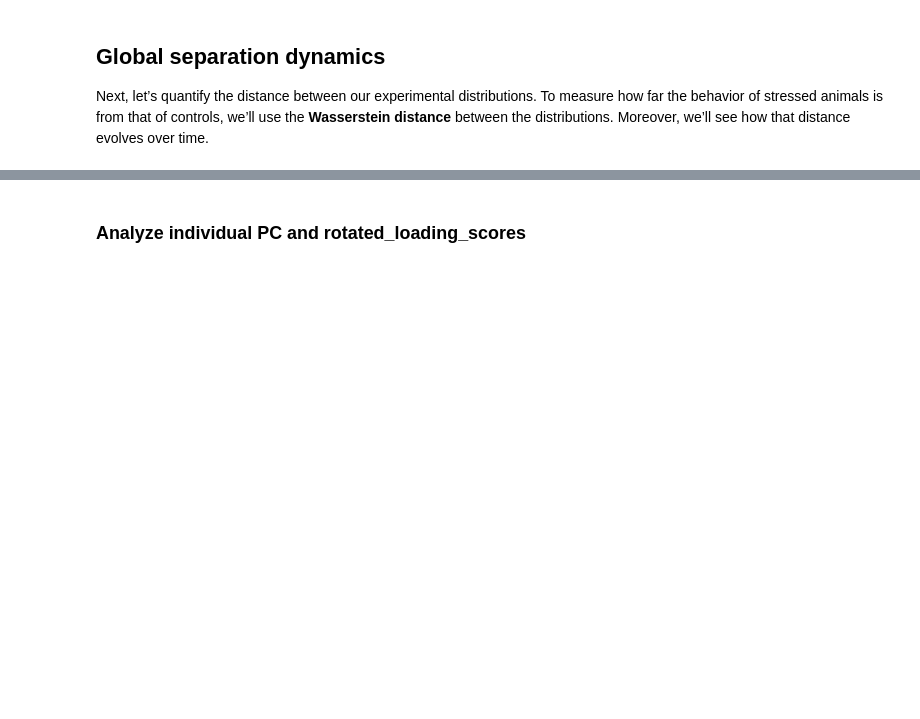
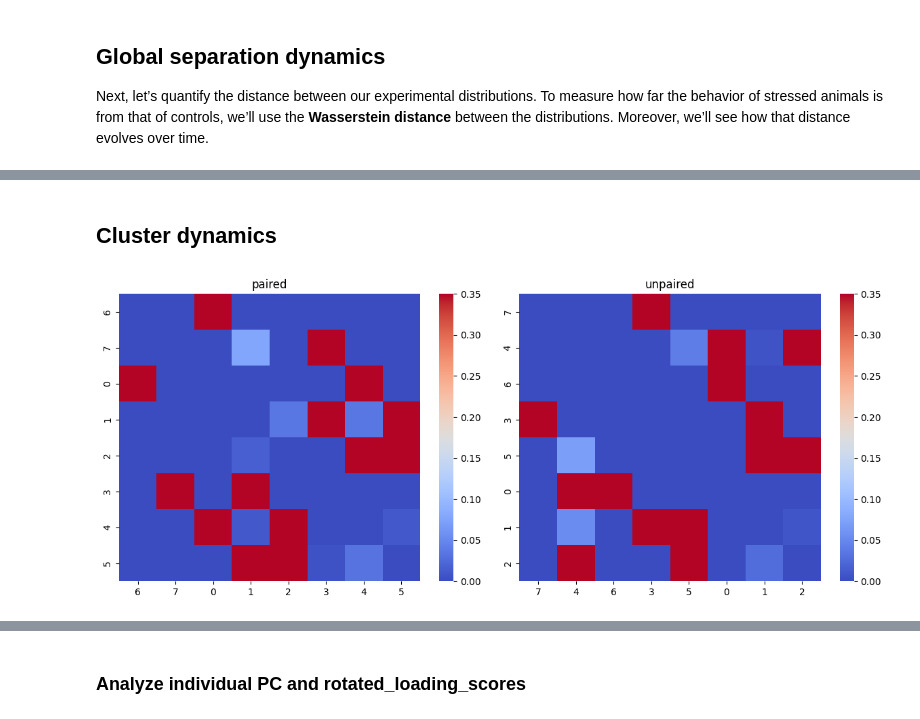
Before and after one commit to marccanela/deepof_abg, a Jupyter notebook: unsupervised_pipeline.ipynb, the cells around one changed output, grey strips where cells are left out. Cells and saved outputs as stored; diff of their text form; code cells hidden in the pictures; blank space fills up the shorter version.

```diff
--- a/unsupervised_pipeline.ipynb
+++ b/unsupervised_pipeline.ipynb
@@ -172,0 +195,24 @@ Found an optimal_bin at 180 seconds
+# %% [markdown]
+## Cluster dynamics
+# %%
+fig, axes = plt.subplots(1, 2, figsize=(12, 5))
+
+# Transition matrices and heatmaps
+deepof.visuals.plot_transitions(
+    my_deepof_project,
+    embeddings.filter_videos(my_deepof_project.get_exp_conditions.keys()),
+    soft_counts.filter_videos(my_deepof_project.get_exp_conditions.keys()),
+    breaks.filter_videos(my_deepof_project.get_exp_conditions.keys()),
+   # cluster=False,
+    visualization="heatmaps",
+    silence_diagonal=True,
+    bin_size=60,
+    bin_index=3,
+    exp_condition="protocol",
+    axes=axes,
+)
+
+plt.tight_layout()
+plt.show()
+# %% [output]
+[figure, added]
```
Also changed, not shown: parts of 9 cells of this notebook.
